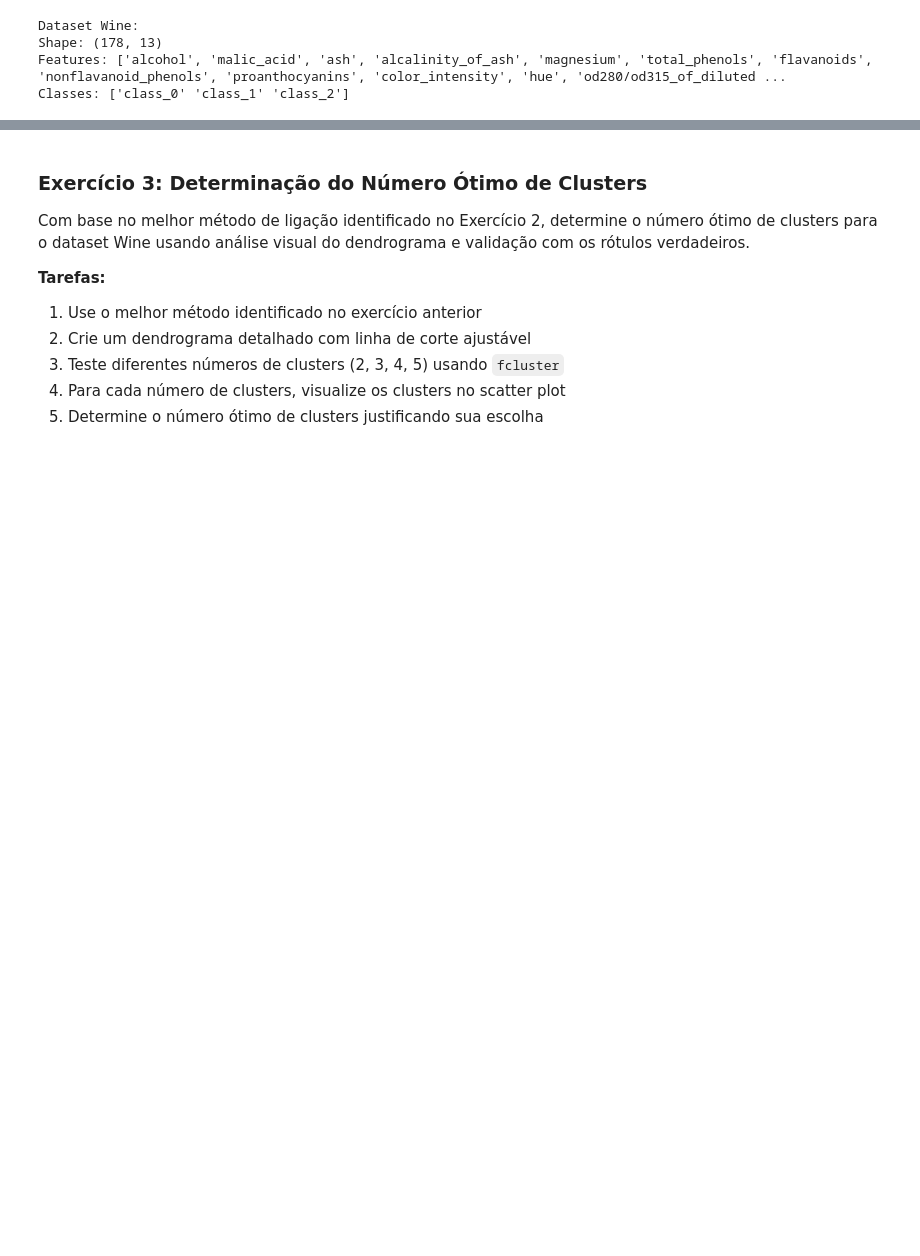
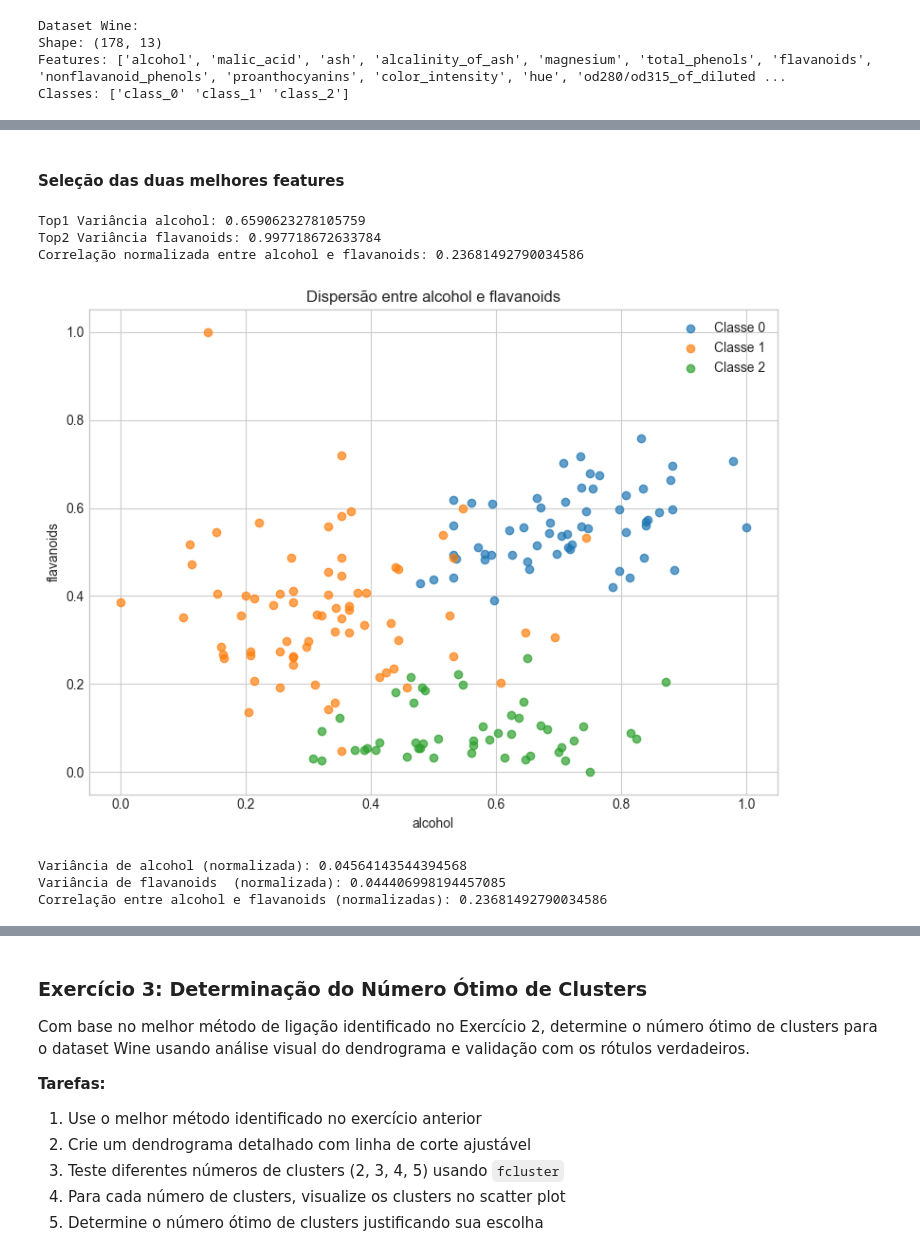
Before and after one commit to gilcesarf/unsupervised-learning, a Jupyter notebook: 03 - Hierarchical.ipynb, the cells around one changed output, grey strips where cells are left out. Drawn from its saved outputs; the diff is of its cells as text; code cells hidden in the pictures; blank space fills up the shorter version.

```diff
--- a/03 - Hierarchical.ipynb
+++ b/03 - Hierarchical.ipynb
@@ -529,0 +817,45 @@ Classes: ['class_0' 'class_1' 'class_2']
+# %% [markdown]
+#### Seleção das duas melhores features
+# %%
+# 3. Seleção das duas melhores features
+
+# Capturando os nomes das duas features com maior variância normalizada
+
+top1_feature = features_ordenadas[5]
+top2_feature = features_ordenadas[6]
+
+# Variância de 'proline' e 'magnesium' são as top2 features com maior variância
+print(f"Top1 Variância {top1_feature}: {df_wine[top1_feature].var()}")
+print(f"Top2 Variância {top2_feature}: {df_wine[top2_feature].var()}")
+
+# Imprimindo a correlação normalizada entre top1 e top2 features
+correlacao_pm = df_wine_norm[top1_feature].corr(df_wine_norm[top2_feature])
+print(f"Correlação normalizada entre {top1_feature} e {top2_feature}: {correlacao_pm}")
+
+# Gráfico de dispersão entre as duas top features
+plt.figure(figsize=(8,6))
+for classe in np.unique(y_wine):
+    plt.scatter(df_wine_norm[top1_feature][y_wine==classe], df_wine_norm[top2_feature][y_wine==classe], label=f'Classe {classe}', alpha=0.7)
+plt.xlabel(top1_feature)
+plt.ylabel(top2_feature)
+plt.title(f'Dispersão entre {top1_feature} e {top2_feature}')
+plt.legend()
+plt.tight_layout()
+plt.show()
+# %% [output]
+Top1 Variância alcohol: 0.6590623278105759
+Top2 Variância flavanoids: 0.997718672633784
+Correlação normalizada entre alcohol e flavanoids: 0.23681492790034586
+[figure, added]
+# %%
+# Imprimindo a variância das features normalizadas 'proline' e 'magnesium'
+print(f"Variância de {top1_feature} (normalizada):", df_wine_norm[top1_feature].var())
+print(f"Variância de {top2_feature}  (normalizada):", df_wine_norm[top2_feature].var())
+
+# Imprimindo a correlação entre 'proline' e 'magnesium' normalizadas
+correlacao_pm_norm = df_wine_norm[top1_feature].corr(df_wine_norm[top2_feature])
+print(f"Correlação entre {top1_feature} e {top2_feature} (normalizadas):", correlacao_pm_norm)
+# %% [output]
+Variância de alcohol (normalizada): 0.04564143544394568
+Variância de flavanoids  (normalizada): 0.044406998194457085
+Correlação entre alcohol e flavanoids (normalizadas): 0.23681492790034586
```
Also changed, not shown: parts of 17 cells of this notebook.
